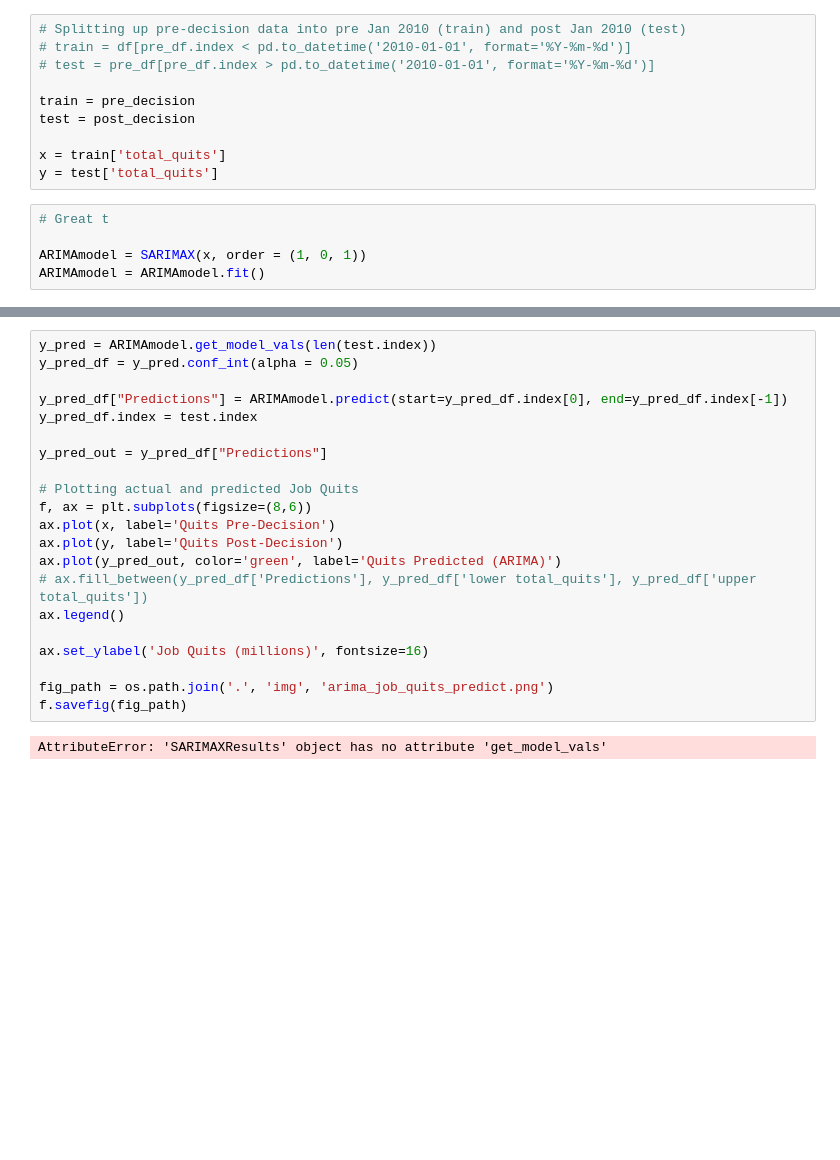
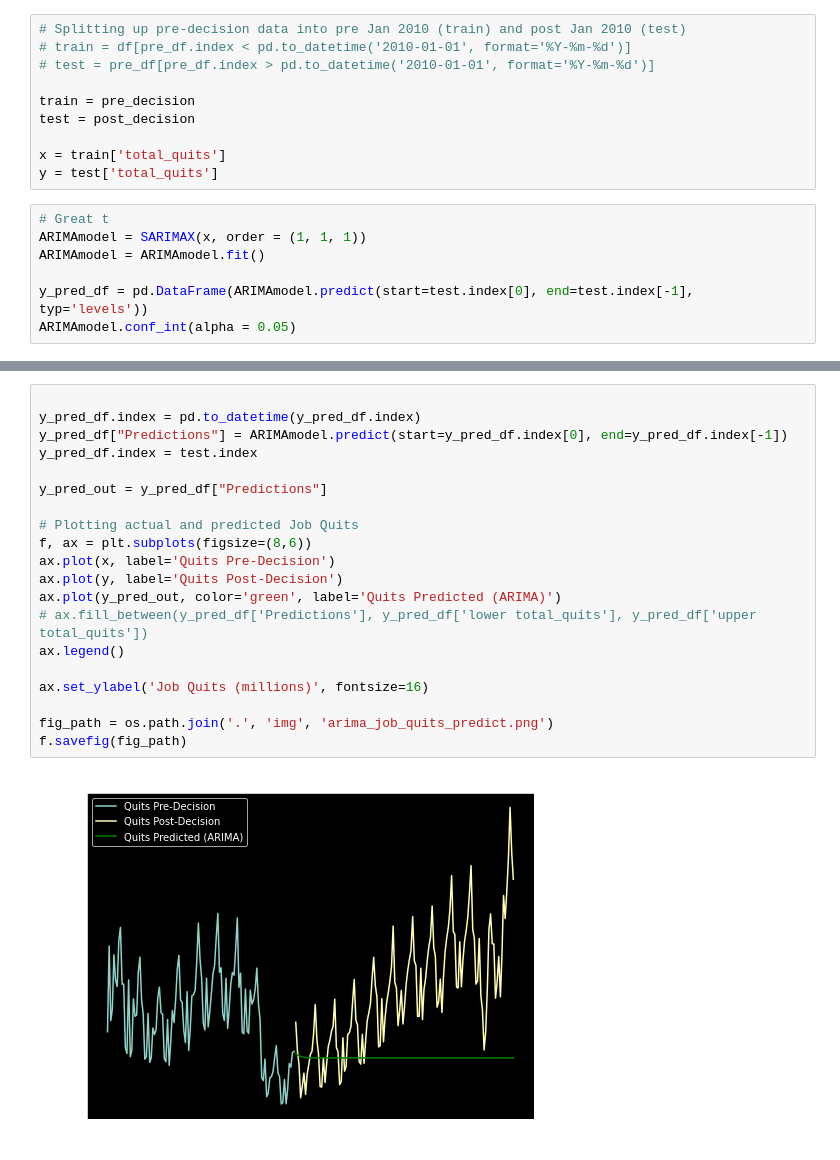
Before and after one commit to andrewbowen19/nbaGreatResignation, a Jupyter notebook: job_data_vis.ipynb, the cells around one changed output, grey strips where cells are left out. Saved outputs shown, nothing was run; the diff lists cells and outputs as text; blank space fills up the shorter version.

Commit message:
Fix issue with prediction df

```diff
--- a/job_data_vis.ipynb
+++ b/job_data_vis.ipynb
@@ -210,9 +216,11 @@ x = train['total_quits']
 y = test['total_quits']
 # %%
 # Great t
+ARIMAmodel = SARIMAX(x, order = (1, 1, 1))
+ARIMAmodel = ARIMAmodel.fit()
 
-ARIMAmodel = SARIMAX(x, order = (1, 0, 1))
-ARIMAmodel = ARIMAmodel.fit()
+y_pred_df = pd.DataFrame(ARIMAmodel.predict(start=test.index[0], end=test.index[-1], typ='levels'))
+ARIMAmodel.conf_int(alpha = 0.05)
 # %% [output]
 RUNNING THE L-BFGS-B CODE
 
@@ -235,26 +247,25 @@ CONVERGENCE: NORM_OF_PROJECTED_GRADIENT_<=_PGTOL
 # %%
-y_pred = ARIMAmodel.get_model_vals(len(test.index))
-y_pred_df = y_pred.conf_int(alpha = 0.05)
 
+y_pred_df.index = pd.to_datetime(y_pred_df.index)
 y_pred_df["Predictions"] = ARIMAmodel.predict(start=y_pred_df.index[0], end=y_pred_df.index[-1])
 y_pred_df.index = test.index
 
 y_pred_out = y_pred_df["Predictions"]
 
 # Plotting actual and predicted Job Quits
 f, ax = plt.subplots(figsize=(8,6))
 ax.plot(x, label='Quits Pre-Decision')
 ax.plot(y, label='Quits Post-Decision')
 ax.plot(y_pred_out, color='green', label='Quits Predicted (ARIMA)')
 # ax.fill_between(y_pred_df['Predictions'], y_pred_df['lower total_quits'], y_pred_df['upper total_quits'])
 ax.legend()
 
 ax.set_ylabel('Job Quits (millions)', fontsize=16)
 
 fig_path = os.path.join('.', 'img', 'arima_job_quits_predict.png')
 f.savefig(fig_path)
 # %% [output]
-AttributeError: 'SARIMAXResults' object has no attribute 'get_model_vals'
+[figure, added]
 # %%
 # Calulating error between predicted and actual quits
 mae = np.sum(y_pred_out - post_decision['total_quits']) / len(y_pred_out)
```
Also changed, not shown: parts of 14 cells of this notebook, 1 other file.
